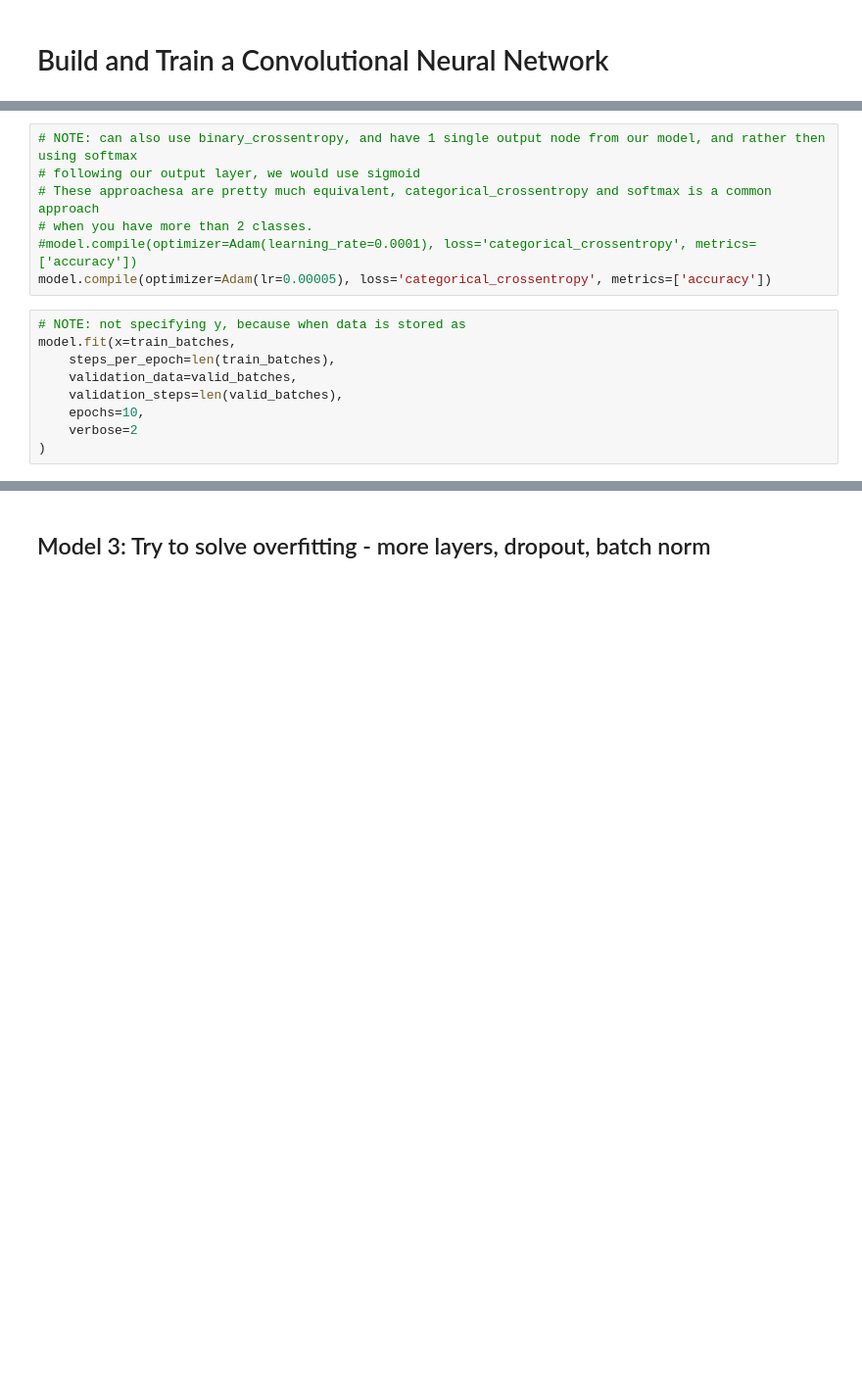
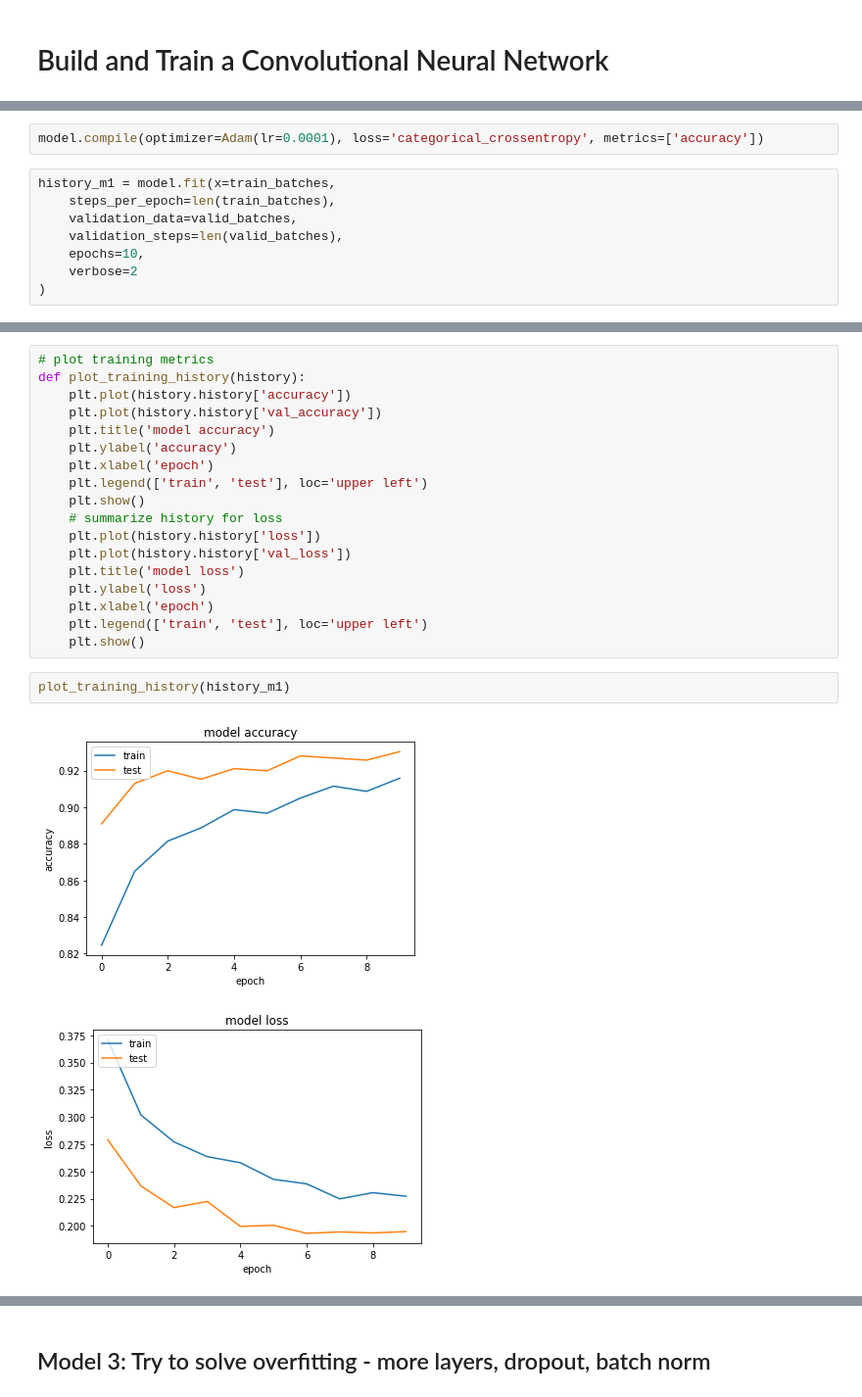
Before and after one commit to marabian/face-mask-detection, a Jupyter notebook: face_mask_detection_cnn.ipynb, the cells around one changed output, grey strips where cells are left out. Shown at 98% size. Cells and saved outputs as stored; diff of their text form; blank space fills up the shorter version.

```diff
--- a/face_mask_detection_cnn.ipynb
+++ b/face_mask_detection_cnn.ipynb
@@ -228,15 +186,9 @@ Trainable params: 51,679,170
 Non-trainable params: 0
 _________________________________________________________________
-# %%
-# NOTE: can also use binary_crossentropy, and have 1 single output node from our model, and rather then using softmax
-# following our output layer, we would use sigmoid
-# These approachesa are pretty much equivalent, categorical_crossentropy and softmax is a common approach
-# when you have more than 2 classes.
-#model.compile(optimizer=Adam(learning_rate=0.0001), loss='categorical_crossentropy', metrics=['accuracy'])
-model.compile(optimizer=Adam(lr=0.00005), loss='categorical_crossentropy', metrics=['accuracy'])
+# %%
+model.compile(optimizer=Adam(lr=0.0001), loss='categorical_crossentropy', metrics=['accuracy'])
 # %%
-# NOTE: not specifying y, because when data is stored as
-model.fit(x=train_batches,
+history_m1 = model.fit(x=train_batches,
     steps_per_epoch=len(train_batches),
     validation_data=valid_batches,
     validation_steps=len(valid_batches),
@@ -267,0 +210,23 @@ Epoch 10/10
+# %%
+# plot training metrics
+def plot_training_history(history):
+    plt.plot(history.history['accuracy'])
+    plt.plot(history.history['val_accuracy'])
+    plt.title('model accuracy')
+    plt.ylabel('accuracy')
+    plt.xlabel('epoch')
+    plt.legend(['train', 'test'], loc='upper left')
+    plt.show()
+    # summarize history for loss
+    plt.plot(history.history['loss'])
+    plt.plot(history.history['val_loss'])
+    plt.title('model loss')
+    plt.ylabel('loss')
+    plt.xlabel('epoch')
+    plt.legend(['train', 'test'], loc='upper left')
+    plt.show()
+# %%
+plot_training_history(history_m1)
+# %% [output]
+[figure, added]
+[figure, added]
```
Also changed, not shown: parts of 24 cells of this notebook, 1 other file.
